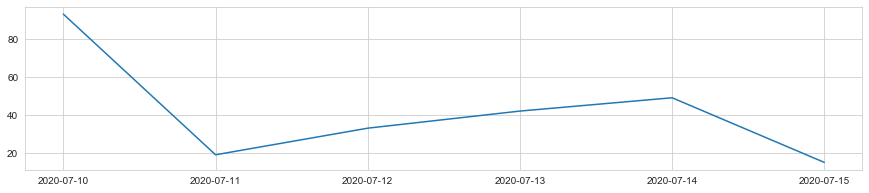
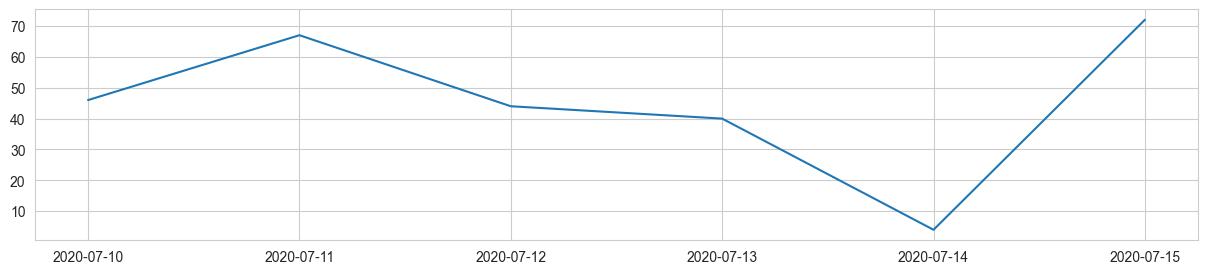
The change to this notebook cell's code, shown as a diff; its figure went from the first image to the second:
--- before
+++ after
@@ -2,2 +2,3 @@
 y = np.random.randint(100, size=x.shape)
 plt.plot(x,y)
+plt.show()

Commit: fifth chapter done